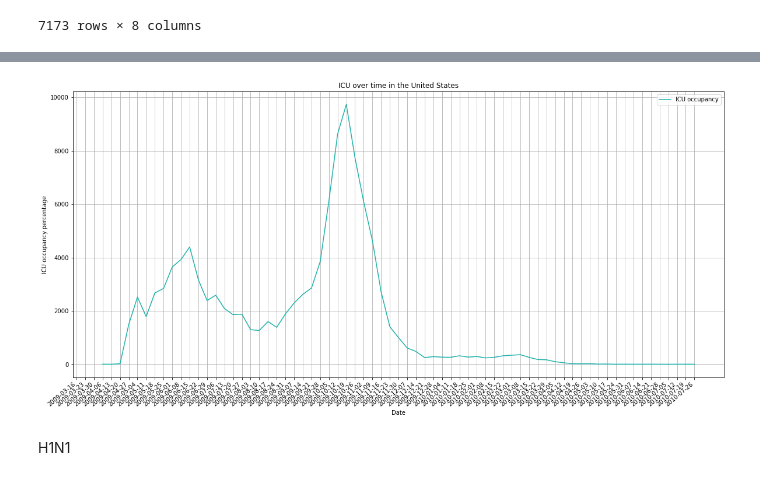
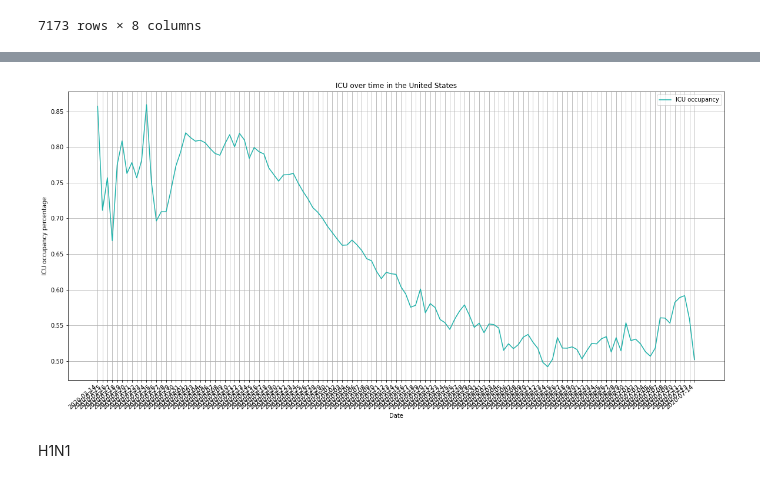
Before and after one commit to erharker/Covid-19-Python-Project, a Jupyter notebook: Covid_19.ipynb, the cells around one changed output, grey strips where cells are left out. Drawn from its saved outputs; the diff is of its cells as text; code cells hidden in the pictures.

```diff
--- a/Covid_19.ipynb
+++ b/Covid_19.ipynb
@@ -241,21 +245,21 @@ new_york=covid_ICU.loc[covid_ICU['state']=='NY']
 # %%
-x_axis= new_york['collection_date']
-y_axis= new_york['Percentage of ICU Beds Occupied Estimated']
+x_axis2= new_york['collection_date']
+y_axis2= new_york['Percentage of ICU Beds Occupied Estimated']
 fig= plt.figure(figsize=(20,10))
-line1 = plt.plot(x_axis1, y_axis1, color="lightseagreen", label="ICU occupancy")
+line1 = plt.plot(x_axis2, y_axis2, color="lightseagreen", label="ICU occupancy")
 plt.legend(loc="best")
 plt.ylabel('ICU occupancy percentage')
 plt.xlabel("Date")
 plt.title('ICU over time in the United States')
 
 fig.autofmt_xdate()
 # plt.xticks(np.arange(0, 100, step=10))
 plt.xticks(rotation=40)
 
 plt.grid()
 plt.show()
 # %% [output]
-[figure, old version]
+[figure, new version]
 # %%
 #hospitalizations line graph for each age group through time
 # %% [markdown]
```
Also changed, not shown: parts of 11 cells of this notebook.
